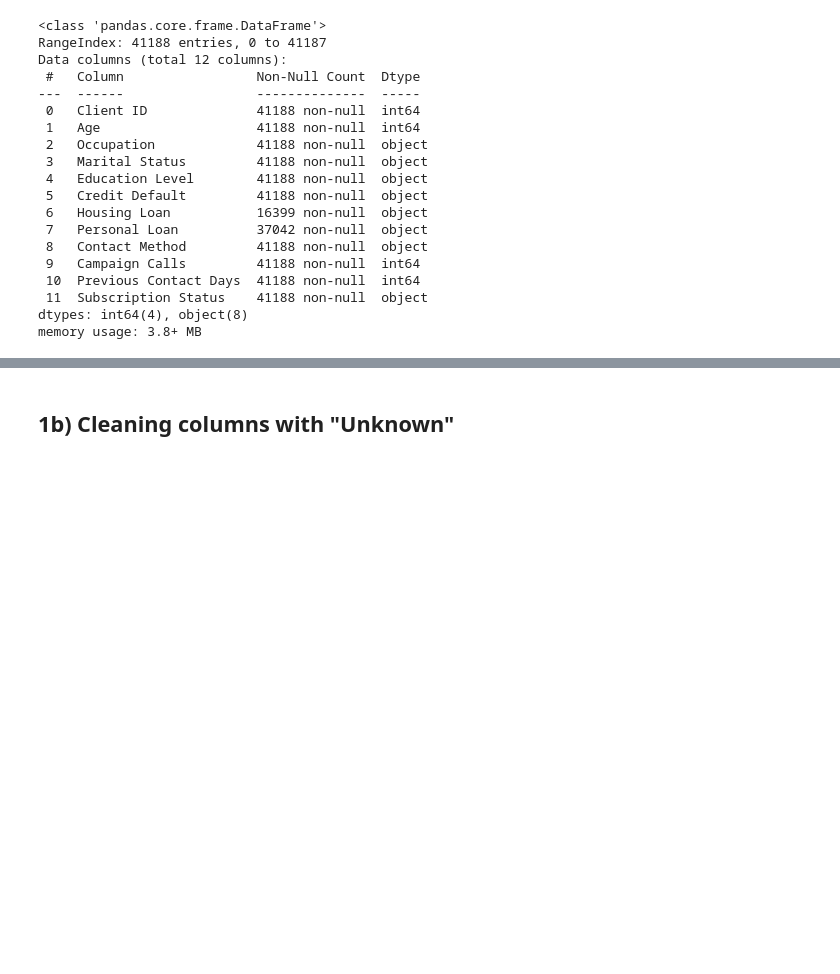
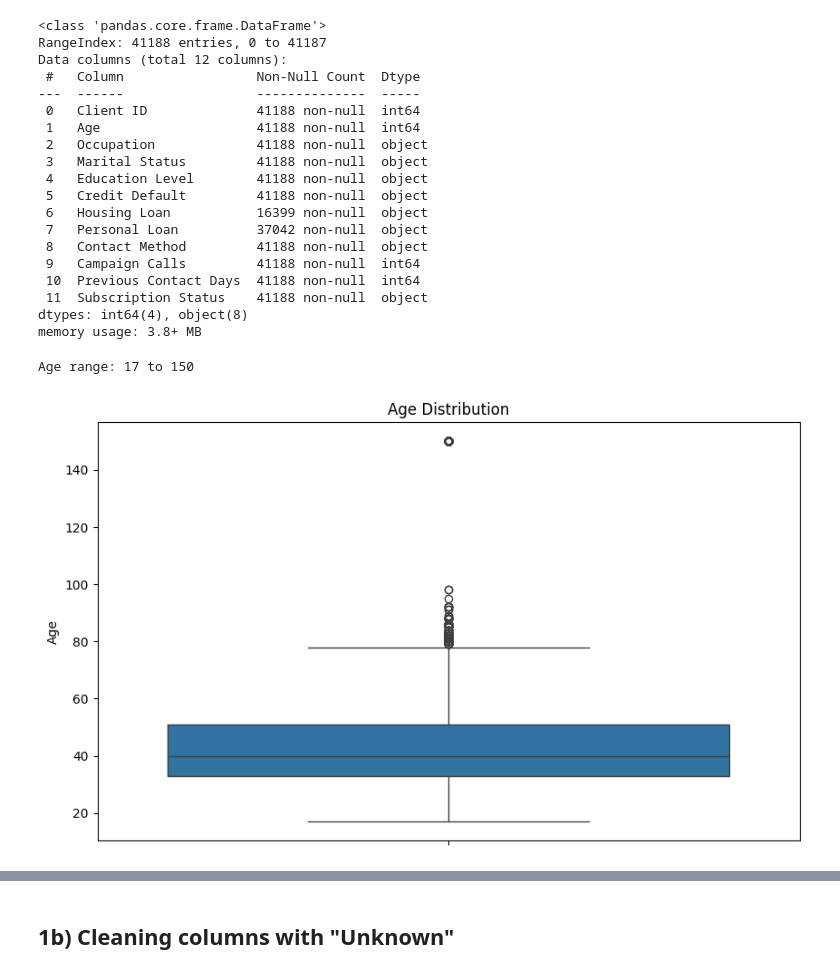
Before and after one commit to axforce100/AI-SOLUTION-DEVELOPMENT-PROJECT, a Jupyter notebook: src/edajx.ipynb, the cells around one changed output, grey strips where cells are left out. Cells and saved outputs as stored; diff of their text form; code cells hidden in the pictures; blank space fills up the shorter version.

```diff
--- a/src/edajx.ipynb
+++ b/src/edajx.ipynb
@@ -119,3 +120,22 @@ Data columns (total 12 columns):
  11  Subscription Status    41188 non-null  object
 dtypes: int64(4), object(8)
 memory usage: 3.8+ MB
+# %%
+age_min = df["Age"].min()
+age_max = df["Age"].max()
+
+print("Age range:", age_min, "to", age_max)
+# %% [output]
+Age range: 17 to 150
+# %%
+plt.figure(figsize=(10, 6))
+sns.boxplot(y=df['Age'])
+plt.title('Age Distribution')
+plt.ylabel('Age')
+plt.show()
+
+
+# Observation --> There are outliers of age of 150 years old, by considering the average lifespan
+# we seat a reasonable ae range to be from 0 - 100 years
+# %% [output]
+[figure, added]
```
Also changed, not shown: parts of 14 cells of this notebook.
